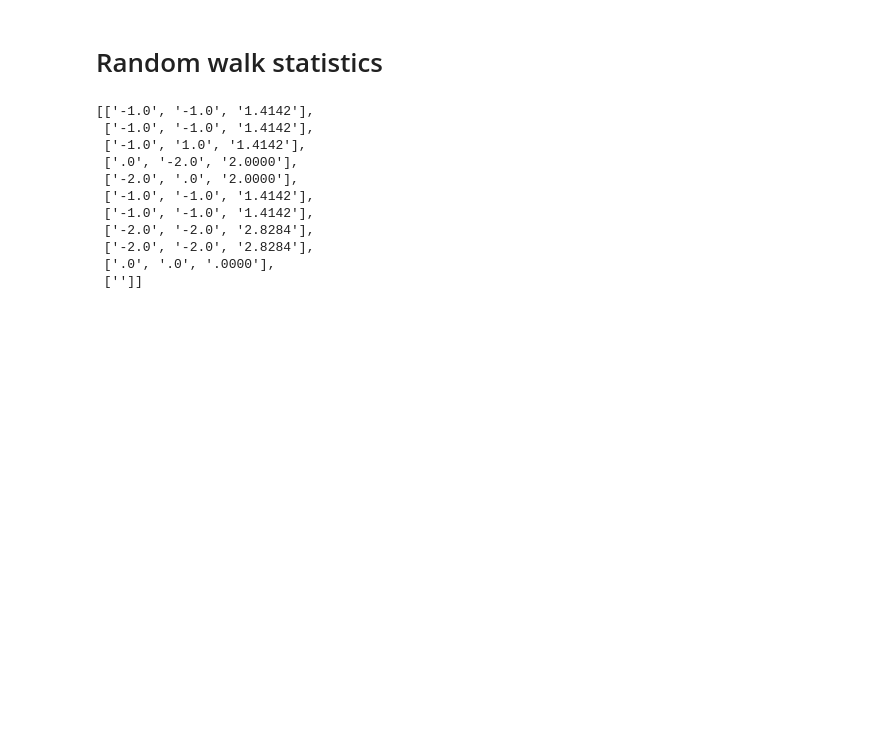
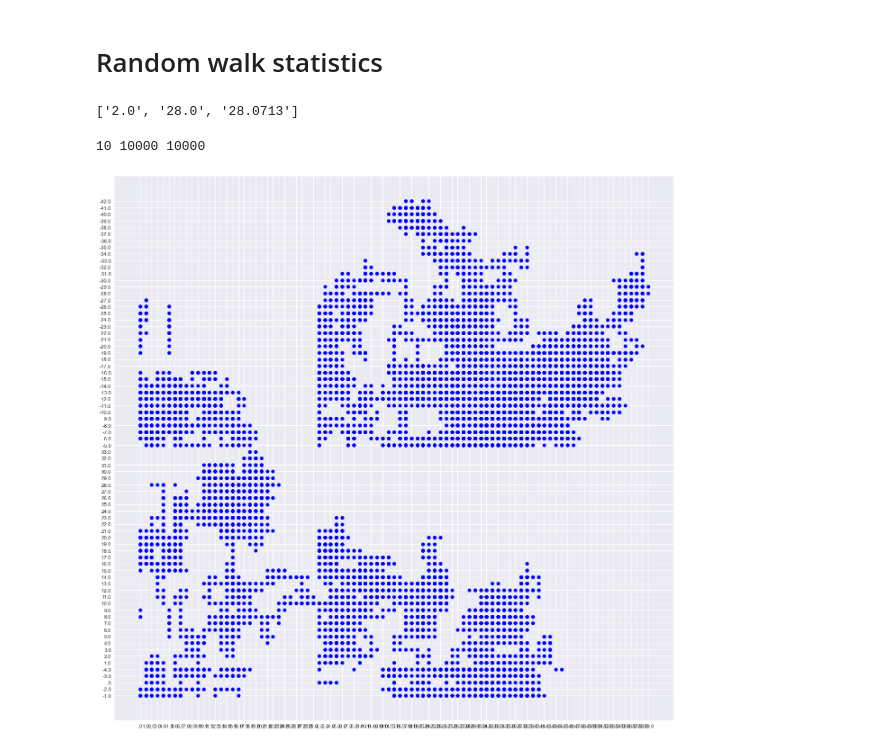
Before and after one commit to 4e1e0603/02, a Jupyter notebook: source/random_walk/random_walk_analysis.ipynb, the cells around one changed output. Drawn from its saved outputs; the diff is of its cells as text; code cells hidden in the pictures; blank space fills up the shorter version.

Commit message:
Update random walk example

```diff
--- a/source/random_walk/random_walk_analysis.ipynb
+++ b/source/random_walk/random_walk_analysis.ipynb
@@ -4,30 +4,41 @@
 from matplotlib import pyplot as plt
 # %%
 # Pro každou realizaci náhodné procházky načti řádek obsahující souřadnice x, y a vzdálenost.
-# Pro každou procházku pak spočti
-
-
+# Pro každou procházku pak spočti statistiku.
 
 # The encoding depends on terminal settings, here i Used Windows.
 # Better to code it in Fortran when writing to the file.
+# https://brushingupscience.com/2016/06/21/matplotlib-animations-the-easy-way/
 
-with open("data.txt", encoding="utf-16") as f:
-    data = f.read()
+with open("data.psv", encoding="utf-16") as _file:
+    data = _file.read()
 
-data = [_ for _ in data.split("\n\n")]
-walks = [walk for walk in [line.split("|") for line in [_ for _ in data[0].split("\n")] if line != " "]]
+datas = [_ for _ in data.split("---") if _ != '\n']
+
+walk1 = [walk for walk in [line.split("|") for line in [_ for _ in datas[0].split("\n")] if line != " "]]
+
+len(walk1)
+
+walk1[-1]
+# %% [output]
+['2.0', '28.0', '28.0713']
-# %%
-#plt.plot(walk1[0][0], , label= 'Random walk')
-walks
-# %% [output]
-[['-1.0', '-1.0', '1.4142'],
- ['-1.0', '-1.0', '1.4142'],
- ['-1.0', '1.0', '1.4142'],
- ['.0', '-2.0', '2.0000'],
- ['-2.0', '.0', '2.0000'],
- ['-1.0', '-1.0', '1.4142'],
- ['-1.0', '-1.0', '1.4142'],
- ['-2.0', '-2.0', '2.8284'],
- ['-2.0', '-2.0', '2.8284'],
- ['.0', '.0', '.0000'],
- ['']]
+# %%
+# Get coordinates `x` and `y`.
+xs = [_[0] for _ in walk1]
+ys = [_[1] for _ in walk1]
+
+print(len(walks), len(xs), len(ys))
+
+# fig, ax = plt.subplots(figsize=(20, 20))
+# ax.scatter(xs, ys, marker='.b')
+# ax.get_xaxis().set_visible(False)
+# ax.get_yaxis().set_visible(False)
+# # plt.show()
+
+plt.figure(figsize=(20, 20), dpi=80)
+plt.scatter(xs, ys, c="b")
+# plt.plot(xs, ys)
+plt.show()
+# %% [output]
+10 10000 10000
+[figure, added]
```
Also changed, not shown: 10 other files.
